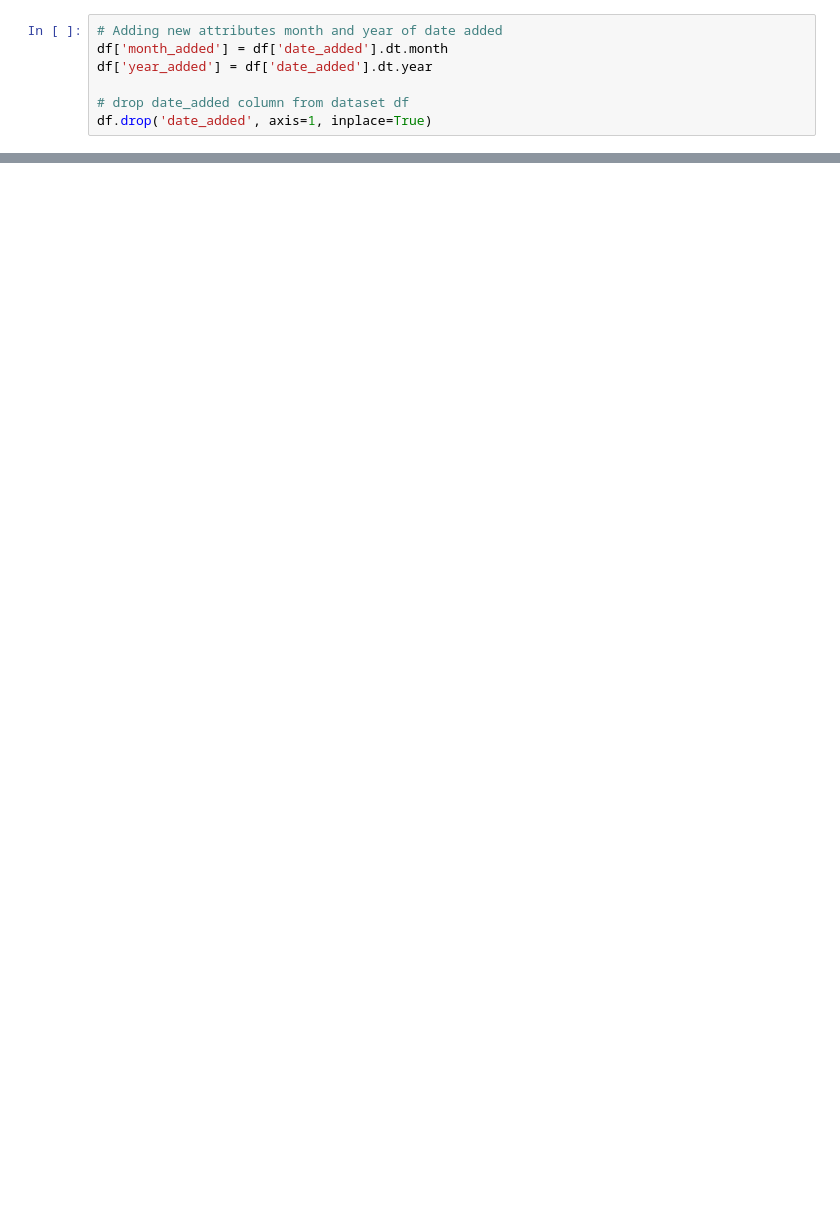
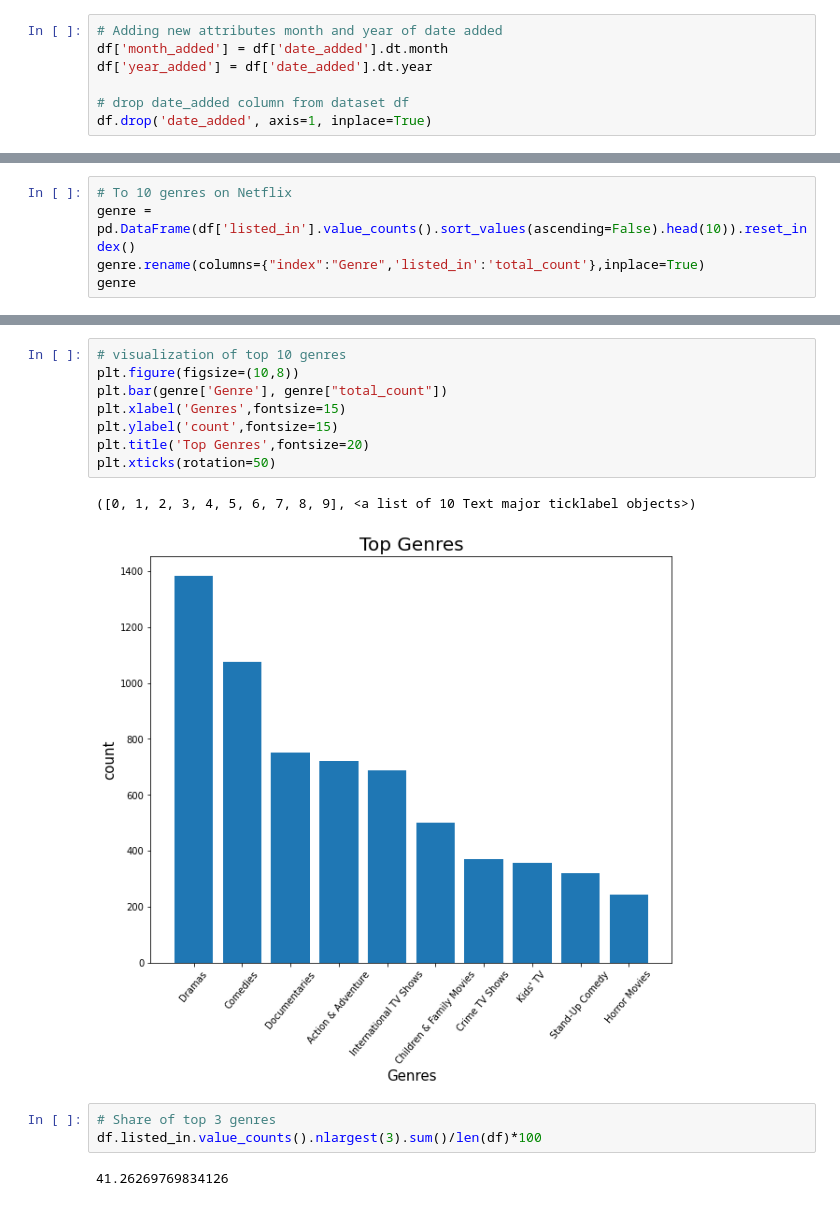
Before and after one commit to vir097/NETFLIX-MOVIES-AND-TV-SHOWS-CLUSTERING--Viral-Shewale, a Jupyter notebook: NETFLIX_MOVIES_AND_TV_SHOWS_CLUSTERING_viral_shewale.ipynb, the cells around one changed output, grey strips where cells are left out. Saved outputs shown, nothing was run; the diff lists cells and outputs as text; blank space fills up the shorter version.

```diff
--- a/NETFLIX_MOVIES_AND_TV_SHOWS_CLUSTERING_viral_shewale.ipynb
+++ b/NETFLIX_MOVIES_AND_TV_SHOWS_CLUSTERING_viral_shewale.ipynb
@@ -368,0 +417,5 @@ df.drop('date_added', axis=1, inplace=True)
+# %%
+# To 10 genres on Netflix
+genre = pd.DataFrame(df['listed_in'].value_counts().sort_values(ascending=False).head(10)).reset_index()
+genre.rename(columns={"index":"Genre",'listed_in':'total_count'},inplace=True)
+genre
@@ -368,0 +434,16 @@ df.drop('date_added', axis=1, inplace=True)
+# %%
+# visualization of top 10 genres
+plt.figure(figsize=(10,8))
+plt.bar(genre['Genre'], genre["total_count"])
+plt.xlabel('Genres',fontsize=15)
+plt.ylabel('count',fontsize=15)
+plt.title('Top Genres',fontsize=20)
+plt.xticks(rotation=50)
+# %% [output]
+([0, 1, 2, 3, 4, 5, 6, 7, 8, 9], <a list of 10 Text major ticklabel objects>)
+[figure, added]
+# %%
+# Share of top 3 genres
+df.listed_in.value_counts().nlargest(3).sum()/len(df)*100
+# %% [output]
+41.26269769834126
```
Also changed, not shown: parts of 63 cells of this notebook.
